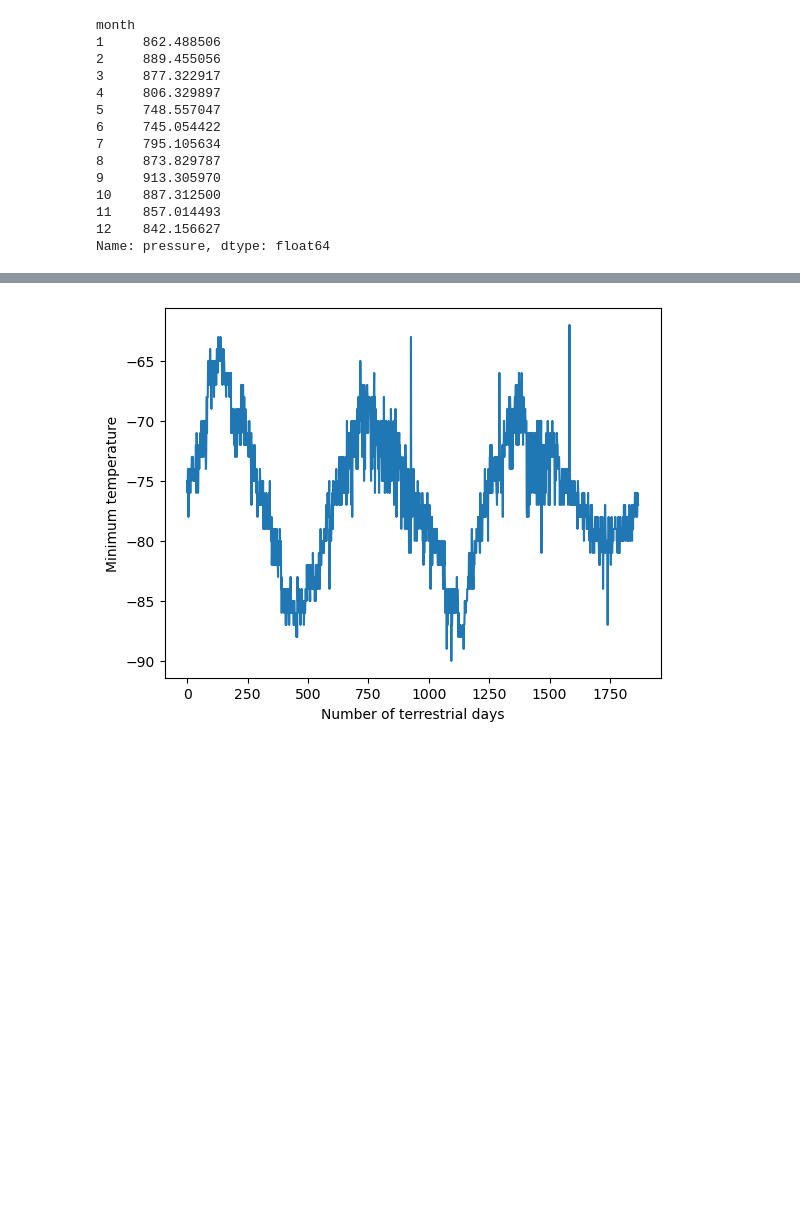
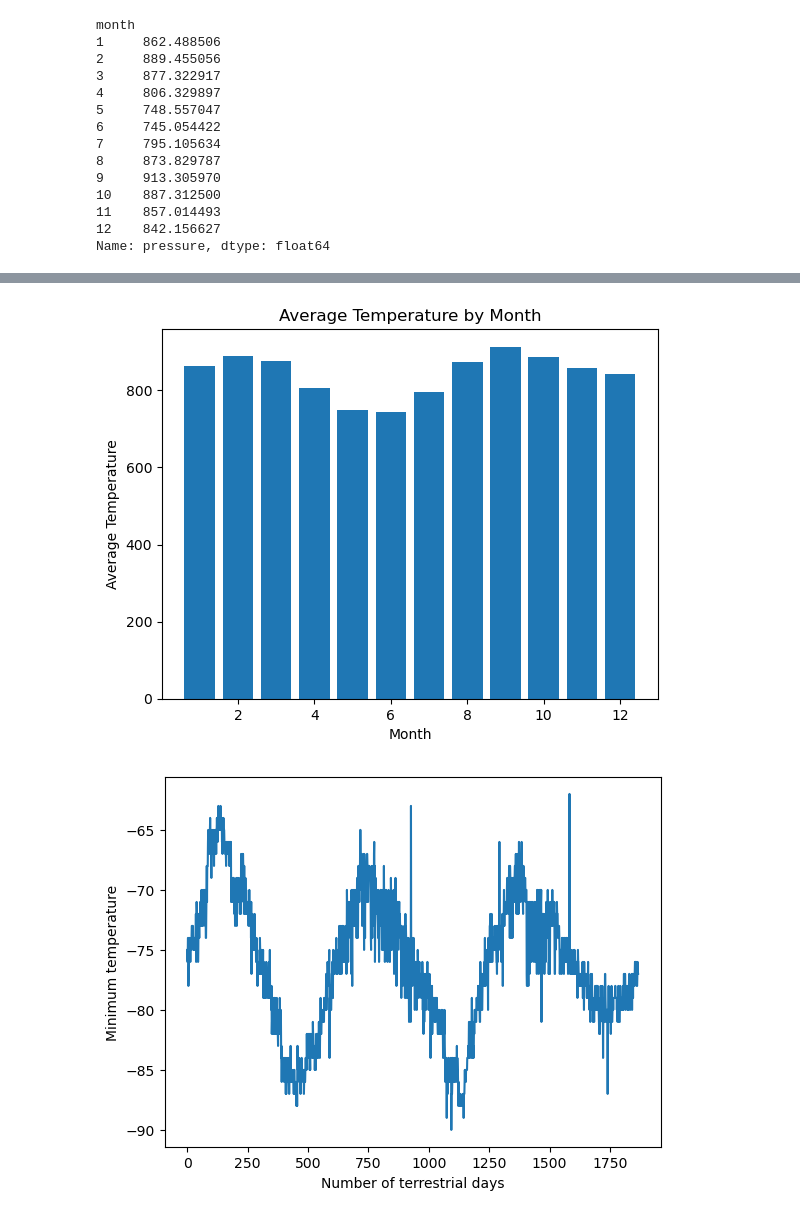
Before and after one commit to yeagernolan19/data_collection_challange, a Jupyter notebook: part_2_mars_weather copy.ipynb, the cells around one changed output, grey strips where cells are left out. Cells and saved outputs as stored; diff of their text form; code cells hidden in the pictures; blank space fills up the shorter version.

```diff
--- a/part_2_mars_weather.ipynb
+++ b/part_2_mars_weather copy.ipynb
@@ -186,5 +248,7 @@ Name: min_temp, dtype: float64
 # %%
 # 4. Average pressure by Martian month
+average_pressure = mars_df.groupby(mars_df['month'])['pressure'].mean()
+average_pressure
 # %% [output]
 month
 1     862.488506
@@ -207,3 +267,16 @@ Name: pressure, dtype: float64
+# %%
+# Plot the average pressure by month
+x_values = average_pressure.index
+y_values = average_pressure.values
+plt.bar(x_values, y_values)
+plt.xlabel('Month')
+plt.ylabel('Average Temperature')
+plt.title('Average Temperature by Month')
+
+# Display the plot
+plt.show()
+# %% [output]
+[figure, added]
 # %%
 # 5. How many terrestrial (earth) days are there in a Martian year?
 # %% [output]
```
Also changed, not shown: parts of 16 cells of this notebook, 2 other files.
